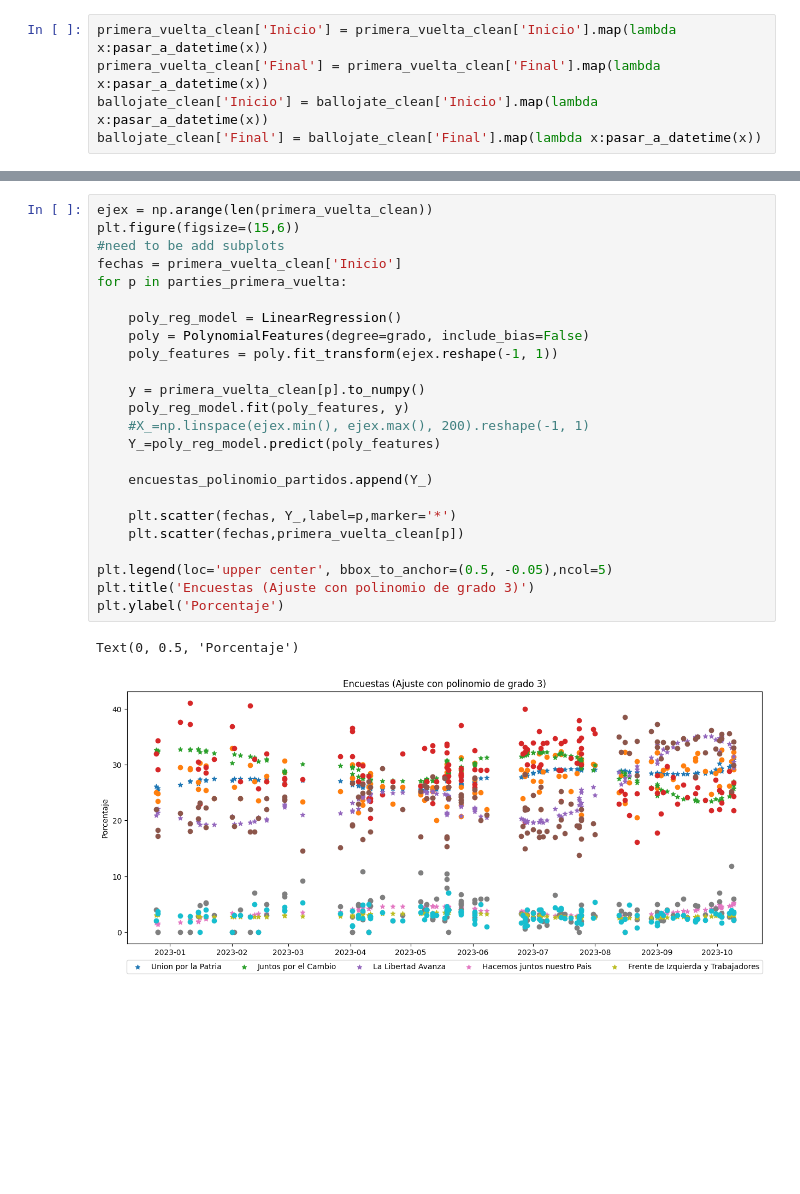
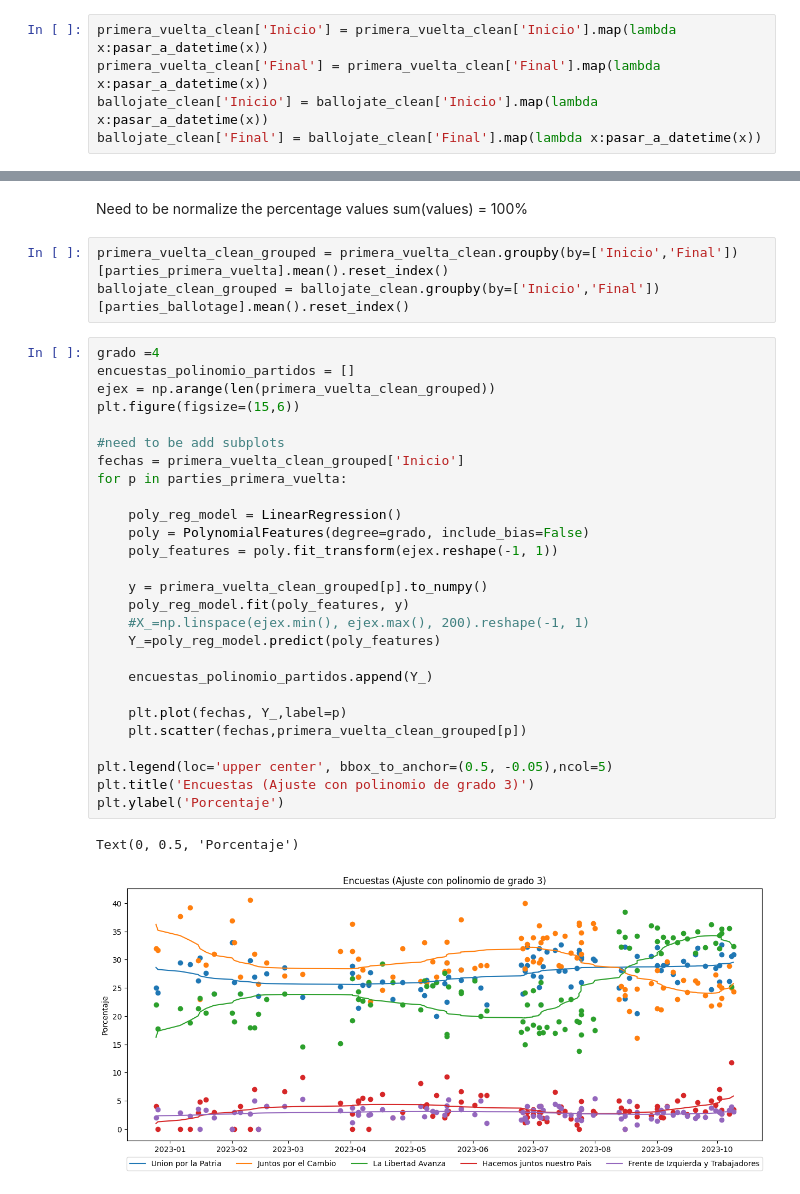
Before and after one commit to 0sc4rL0pez/elecciones2023-arg, a Jupyter notebook: Elecciones + IA/analisis_exploratorio/surveys_plots.ipynb, the cells around one changed output, grey strips where cells are left out. Saved outputs shown, nothing was run; the diff lists cells and outputs as text; blank space fills up the shorter version.

Commit message:
Grouped by Inicio and fecha

```diff
--- a/Elecciones + IA/analisis_exploratorio/surveys_plots.ipynb
+++ b/Elecciones + IA/analisis_exploratorio/surveys_plots.ipynb
@@ -141,27 +164,35 @@ encuestas_polinomio_partidos = []
+# %% [markdown]
+Need to be normalize the percentage values sum(values) = 100%
+# %%
+primera_vuelta_clean_grouped = primera_vuelta_clean.groupby(by=['Inicio','Final'])[parties_primera_vuelta].mean().reset_index()
+ballojate_clean_grouped = ballojate_clean.groupby(by=['Inicio','Final'])[parties_ballotage].mean().reset_index()
 # %%
-ejex = np.arange(len(primera_vuelta_clean))
+grado =4
+encuestas_polinomio_partidos = []
+ejex = np.arange(len(primera_vuelta_clean_grouped))
 plt.figure(figsize=(15,6))
+
 #need to be add subplots
-fechas = primera_vuelta_clean['Inicio']
+fechas = primera_vuelta_clean_grouped['Inicio']
 for p in parties_primera_vuelta:
 
     poly_reg_model = LinearRegression()
     poly = PolynomialFeatures(degree=grado, include_bias=False)
     poly_features = poly.fit_transform(ejex.reshape(-1, 1))
 
-    y = primera_vuelta_clean[p].to_numpy()
+    y = primera_vuelta_clean_grouped[p].to_numpy()
     poly_reg_model.fit(poly_features, y)
     #X_=np.linspace(ejex.min(), ejex.max(), 200).reshape(-1, 1)
     Y_=poly_reg_model.predict(poly_features)
 
     encuestas_polinomio_partidos.append(Y_)
 
-    plt.scatter(fechas, Y_,label=p,marker='*')
-    plt.scatter(fechas,primera_vuelta_clean[p])
+    plt.plot(fechas, Y_,label=p)
+    plt.scatter(fechas,primera_vuelta_clean_grouped[p])
 
 plt.legend(loc='upper center', bbox_to_anchor=(0.5, -0.05),ncol=5)
 plt.title('Encuestas (Ajuste con polinomio de grado 3)')
 plt.ylabel('Porcentaje')
 # %% [output]
 Text(0, 0.5, 'Porcentaje')
-[figure, old version]
+[figure, new version]
```
Also changed, not shown: parts of 5 cells of this notebook.
